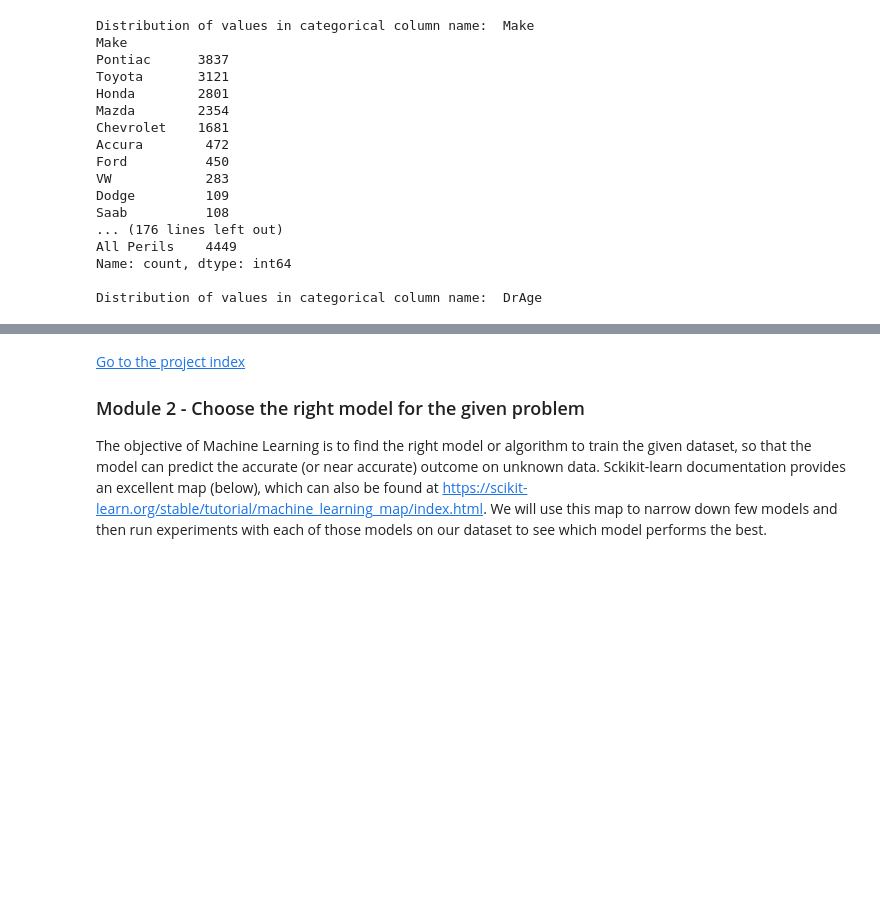
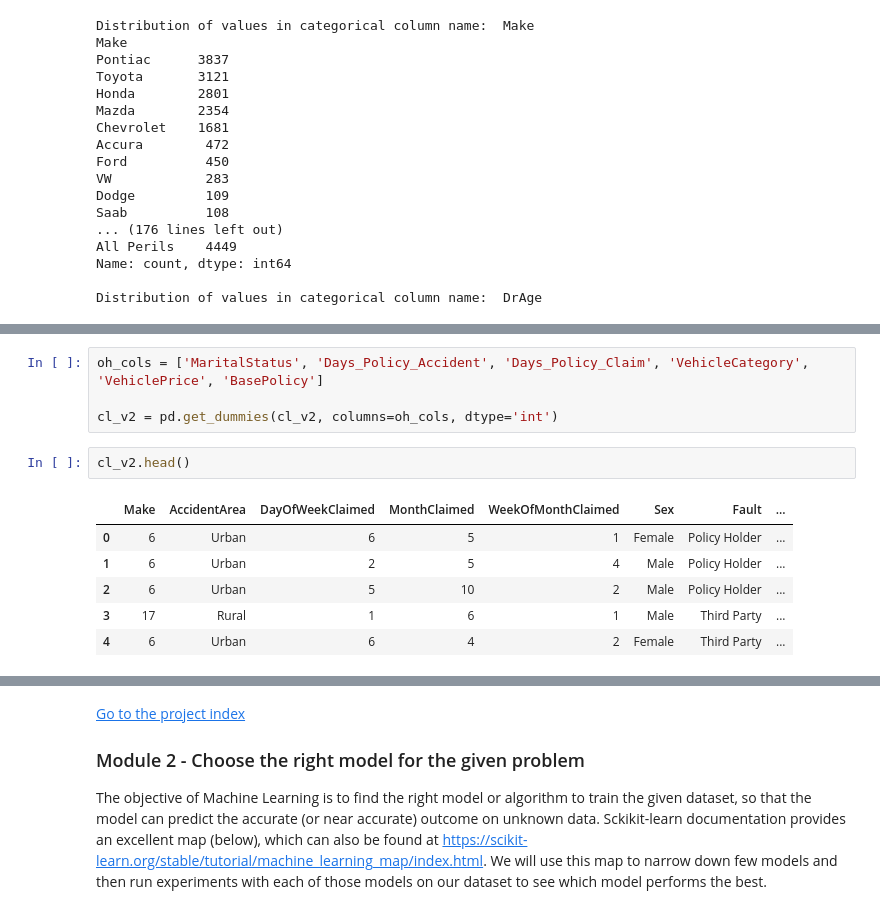
Before and after one commit to GoAshim/Machine-Learning, a Jupyter notebook: Classification/Machine Learning Project - Predict Fraud in Insurance Claim.ipynb, the cells around one changed output, grey strips where cells are left out. Saved outputs shown, nothing was run; the diff lists cells and outputs as text; blank space fills up the shorter version.

```diff
--- a/Classification/Machine Learning Project - Predict Fraud in Insurance Claim.ipynb
+++ b/Classification/Machine Learning Project - Predict Fraud in Insurance Claim.ipynb
@@ -366,0 +416,13 @@ For the following categorical values, which has only two values, we well create
+# %%
+oh_cols = ['MaritalStatus', 'Days_Policy_Accident', 'Days_Policy_Claim', 'VehicleCategory', 'VehiclePrice', 'BasePolicy']
+
+cl_v2 = pd.get_dummies(cl_v2, columns=oh_cols, dtype='int')
+# %%
+cl_v2.head()
+# %% [output]
+|  | Make | AccidentArea | DayOfWeekClaimed | MonthClaimed | WeekOfMonthClaimed | Sex | Fault | ... |
+| 0 | 6 | Urban | 6 | 5 | 1 | Female | Policy Holder | ... |
+| 1 | 6 | Urban | 2 | 5 | 4 | Male | Policy Holder | ... |
+| 2 | 6 | Urban | 5 | 10 | 2 | Male | Policy Holder | ... |
+| 3 | 17 | Rural | 1 | 6 | 1 | Male | Third Party | ... |
+| 4 | 6 | Urban | 6 | 4 | 2 | Female | Third Party | ... |
```
Also changed, not shown: parts of 25 cells of this notebook.
